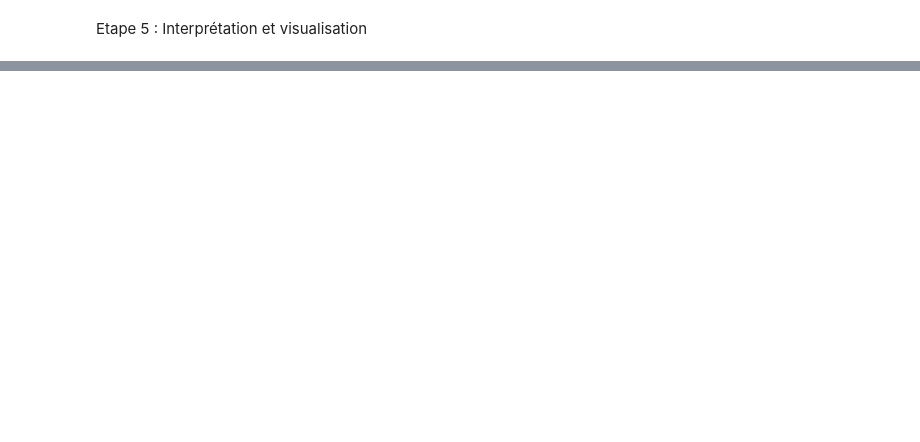
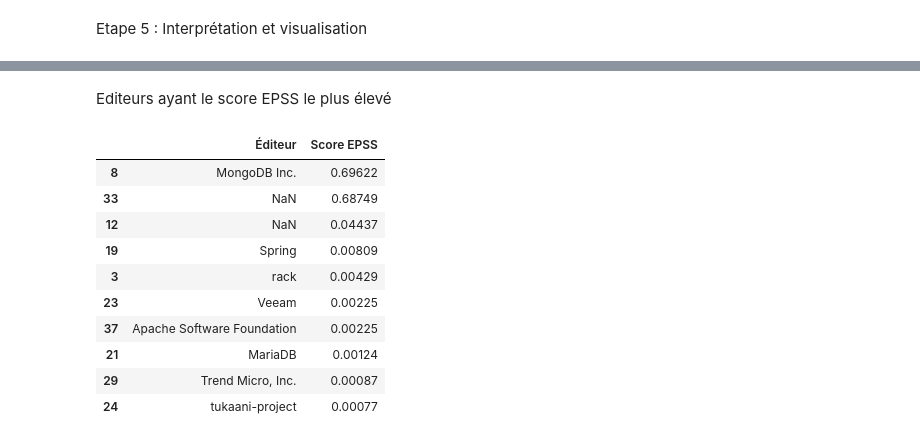
Before and after one commit to massieuxalexandre/Projet-Python, a Jupyter notebook: notebook.ipynb, the cells around one changed output, grey strips where cells are left out. Cells and saved outputs as stored; diff of their text form; code cells hidden in the pictures; blank space fills up the shorter version.

```diff
--- a/notebook.ipynb
+++ b/notebook.ipynb
@@ -28,0 +77,17 @@ plt.show()
+# %% [markdown]
+Editeurs ayant le score EPSS le plus élevé
+# %%
+epss_editeur = df.nlargest(10, "Score EPSS")[["Éditeur", "Score EPSS"]]
+epss_editeur
+# %% [output]
+|  | Éditeur | Score EPSS |
+| 8 | MongoDB Inc. | 0.69622 |
+| 33 | NaN | 0.68749 |
+| 12 | NaN | 0.04437 |
+| 19 | Spring | 0.00809 |
+| 3 | rack | 0.00429 |
+| 23 | Veeam | 0.00225 |
+| 37 | Apache Software Foundation | 0.00225 |
+| 21 | MariaDB | 0.00124 |
+| 29 | Trend Micro, Inc. | 0.00087 |
+| 24 | tukaani-project | 0.00077 |
```
Also changed, not shown: parts of 9 cells of this notebook, 3 other files.
